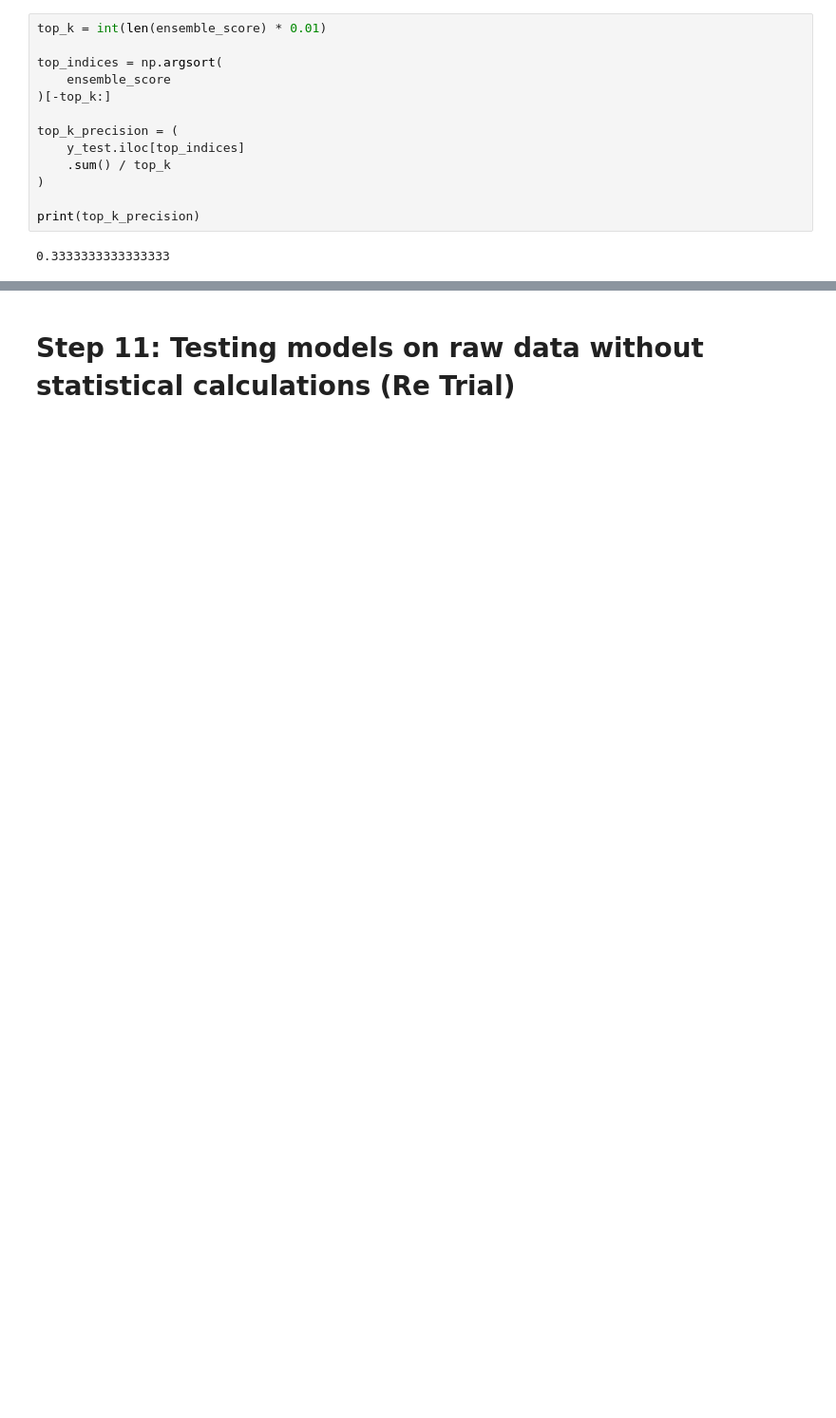
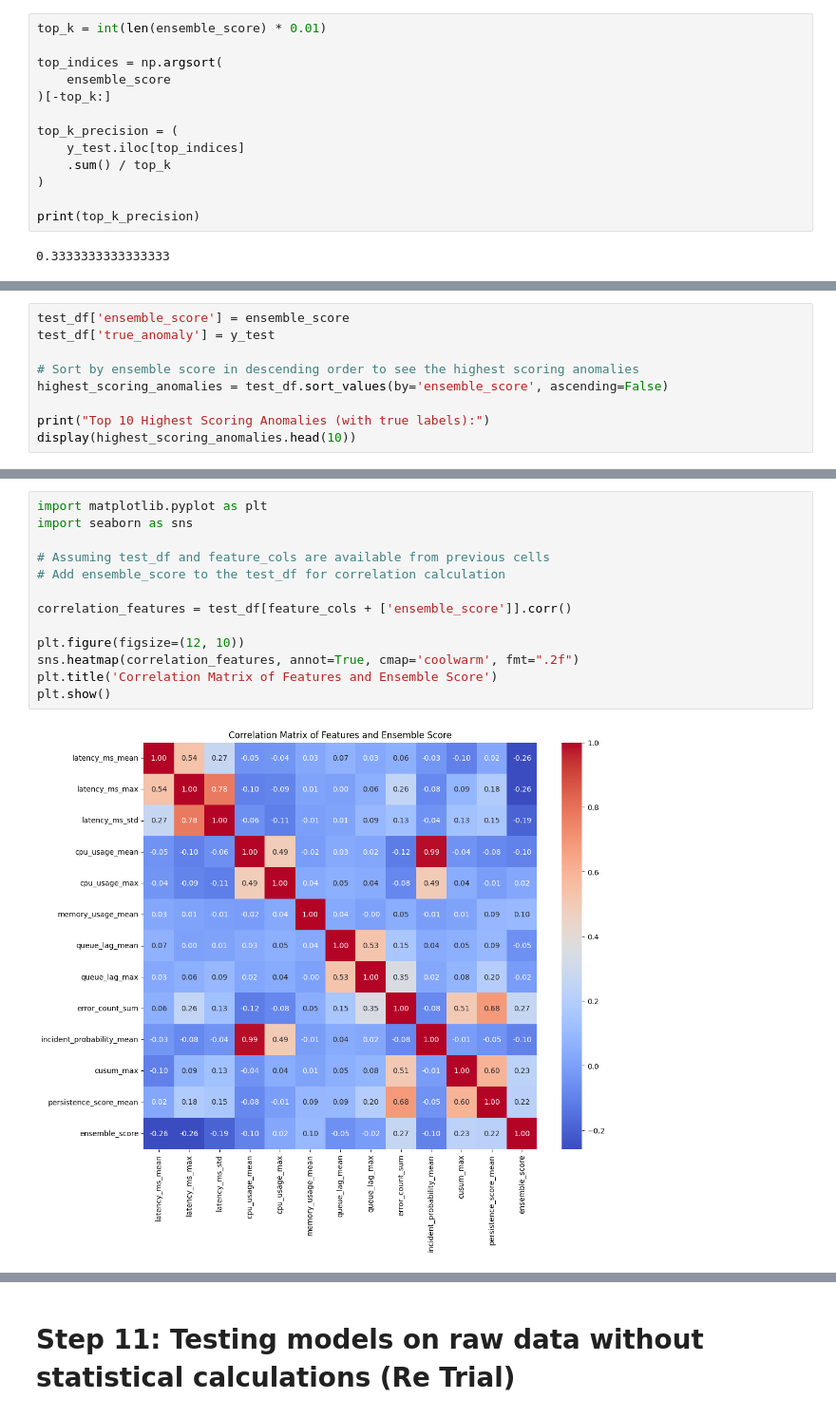
Before and after one commit to shubhiv02-learner/banking-log-anomaly-detection, a Jupyter notebook: notebooks/SentinelIQ.ipynb, the cells around one changed output, grey strips where cells are left out. Shown at 95% size. Cells and saved outputs as stored; diff of their text form; blank space fills up the shorter version.

```diff
--- a/notebooks/SentinelIQ.ipynb
+++ b/notebooks/SentinelIQ.ipynb
@@ -2160,0 +2330,9 @@ print(top_k_precision)
+# %%
+test_df['ensemble_score'] = ensemble_score
+test_df['true_anomaly'] = y_test
+
+# Sort by ensemble score in descending order to see the highest scoring anomalies
+highest_scoring_anomalies = test_df.sort_values(by='ensemble_score', ascending=False)
+
+print("Top 10 Highest Scoring Anomalies (with true labels):")
+display(highest_scoring_anomalies.head(10))
@@ -2160,0 +2352,15 @@ print(top_k_precision)
+# %%
+import matplotlib.pyplot as plt
+import seaborn as sns
+
+# Assuming test_df and feature_cols are available from previous cells
+# Add ensemble_score to the test_df for correlation calculation
+
+correlation_features = test_df[feature_cols + ['ensemble_score']].corr()
+
+plt.figure(figsize=(12, 10))
+sns.heatmap(correlation_features, annot=True, cmap='coolwarm', fmt=".2f")
+plt.title('Correlation Matrix of Features and Ensemble Score')
+plt.show()
+# %% [output]
+[figure, added]
```
Also changed, not shown: parts of 43 cells of this notebook.
